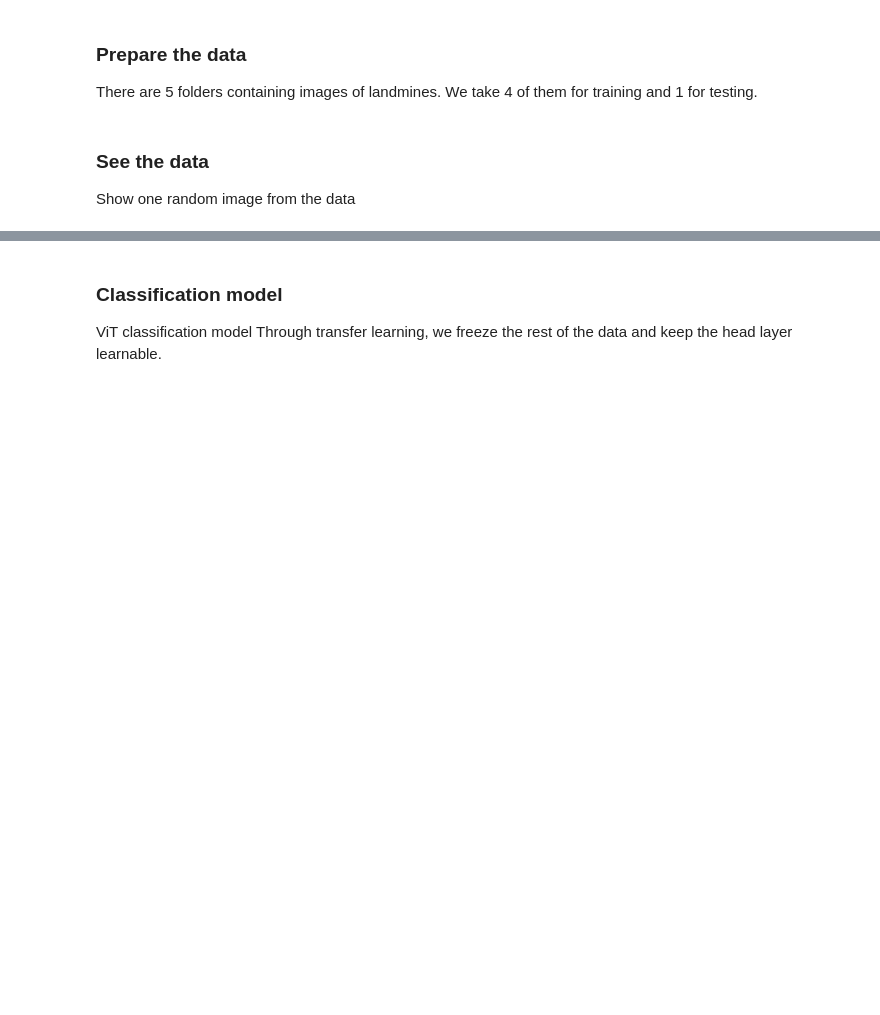
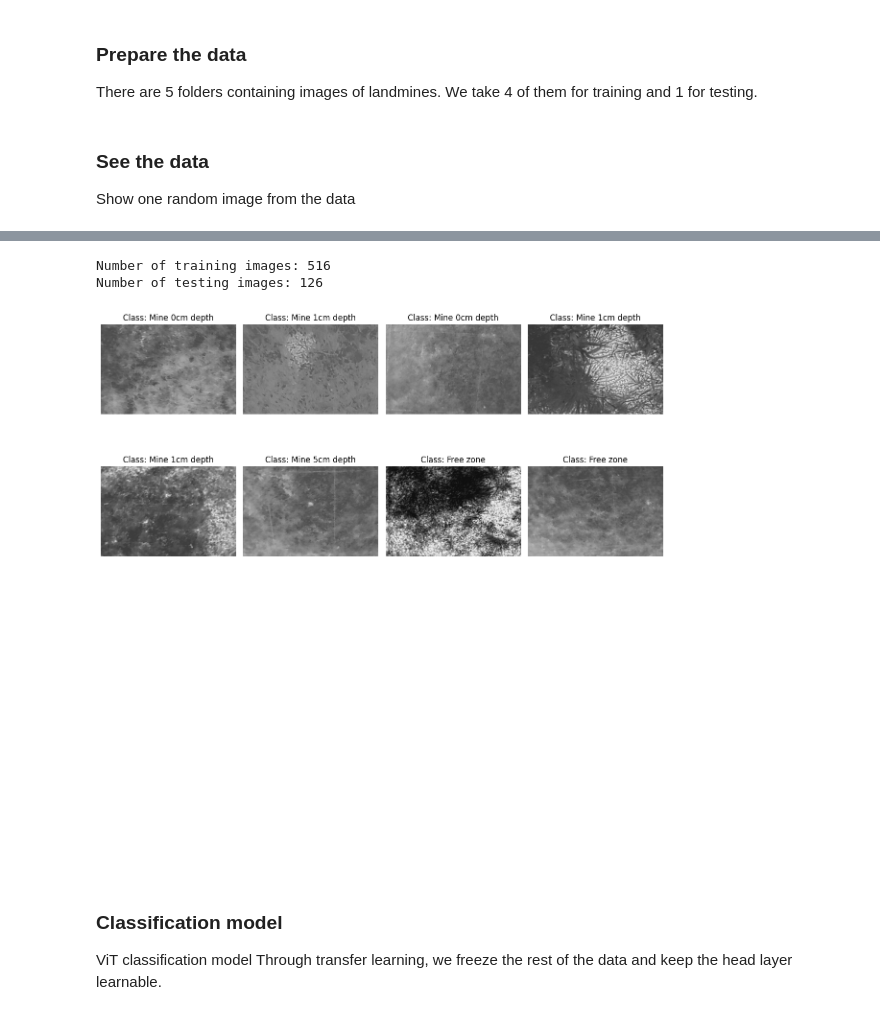
Before and after one commit to taha-parsayan/Deep-Learning-for-Detection-of-Buried-Landmines-Using-ViT, a Jupyter notebook: Land_mine_main.ipynb, the cells around one changed output, grey strips where cells are left out. Cells and saved outputs as stored; diff of their text form; code cells hidden in the pictures; blank space fills up the shorter version.

Commit message:
Plot function added for data visualization

```diff
--- a/Land_mine_main.ipynb
+++ b/Land_mine_main.ipynb
@@ -178,3 +141,50 @@ Image format: JPEG
+# %%
+import random
+from pathlib import Path
+from PIL import Image
+import matplotlib.pyplot as plt
+
+# Set random seed for reproducibility
+random.seed(32)
+
+# Paths to train and test datasets
+train_data_path = Path(train_data_path_phase_3)
+test_data_path = Path(test_data_path_phase_3)
+
+# Get the list of image paths
+train_image_path_list = list(train_data_path.glob("*/*.jpg"))
+test_image_path_list = list(test_data_path.glob("*/*.jpg"))
+
+print(f"Number of training images: {len(train_image_path_list)}")
+print(f"Number of testing images: {len(test_image_path_list)}")
+
+# Select 8 random images
+random_image_paths = random.sample(train_image_path_list, 8)
+
+# Create a 4x4 grid (only using the first 8 slots for images)
+fig, axes = plt.subplots(4, 4, figsize=(12, 12))
+
+# Flatten axes for easier iteration
+axes = axes.ravel()
+
+for i, ax in enumerate(axes):
+    if i < len(random_image_paths):  # For the first 8 axes
+        image_path = random_image_paths[i]
+        img = Image.open(image_path)
+        image_class = image_path.parent.stem
+
+        ax.imshow(img)
+        ax.set_title(f"Class: {image_class}")
+        ax.axis('off')
+    else:  # Leave remaining slots blank
+        ax.axis('off')
+
+plt.tight_layout()
+plt.show()
+# %% [output]
+Number of training images: 516
+Number of testing images: 126
+[figure, added]
 # %% [markdown]
 ### Classification model
 ViT classification model
```
Also changed, not shown: parts of 1 cell of this notebook.
